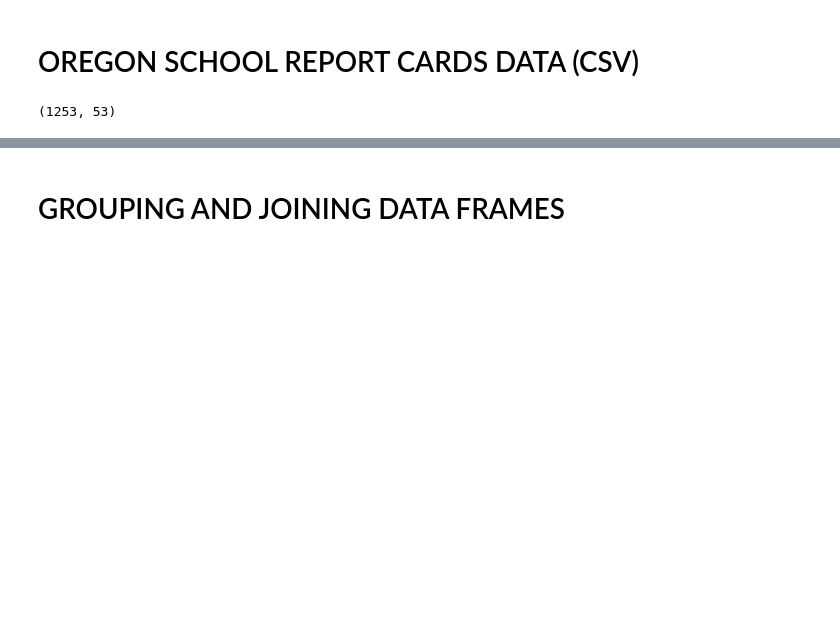
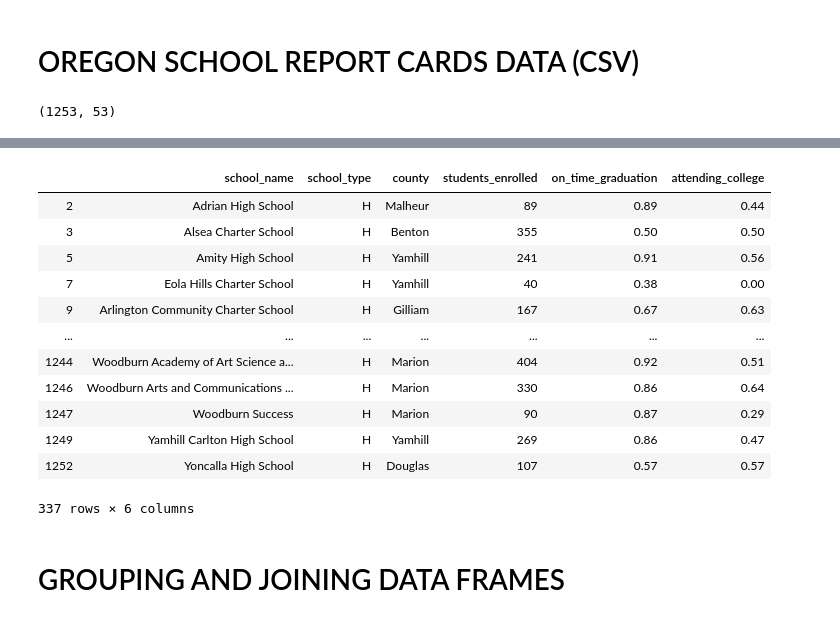
Before and after one commit to linmck/group_project_2_etl, a Jupyter notebook: oregon_public_library_counties.ipynb, the cells around one changed output, grey strips where cells are left out. Saved outputs shown, nothing was run; the diff lists cells and outputs as text; code cells hidden in the pictures; blank space fills up the shorter version.

```diff
--- a/oregon_public_library_counties.ipynb
+++ b/oregon_public_library_counties.ipynb
@@ -162,3 +170,26 @@ hs_data.head()
+# %%
+# Remove % sign convert to decimal, and cast as float
+hs_data['on_time_graduation'] = pd.to_numeric(hs_data['on_time_graduation'].str.strip('%')).div(100)
+hs_data['attending_college'] = pd.to_numeric(hs_data['attending_college'].str.strip('%')).div(100)
+
+# Replace NaN values with zeros
+final_hs_data = hs_data.fillna(0)
+
+final_hs_data
+# %% [output]
+|  | school_name | school_type | county | students_enrolled | on_time_graduation | attending_college |
+| 2 | Adrian High School | H | Malheur | 89 | 0.89 | 0.44 |
+| 3 | Alsea Charter School | H | Benton | 355 | 0.50 | 0.50 |
+| 5 | Amity High School | H | Yamhill | 241 | 0.91 | 0.56 |
+| 7 | Eola Hills Charter School | H | Yamhill | 40 | 0.38 | 0.00 |
+| 9 | Arlington Community Charter School | H | Gilliam | 167 | 0.67 | 0.63 |
+| ... | ... | ... | ... | ... | ... | ... |
+| 1244 | Woodburn Academy of Art Science a... | H | Marion | 404 | 0.92 | 0.51 |
+| 1246 | Woodburn Arts and Communications ... | H | Marion | 330 | 0.86 | 0.64 |
+| 1247 | Woodburn Success | H | Marion | 90 | 0.87 | 0.29 |
+| 1249 | Yamhill Carlton High School | H | Yamhill | 269 | 0.86 | 0.47 |
+| 1252 | Yoncalla High School | H | Douglas | 107 | 0.57 | 0.57 |
+337 rows × 6 columns
 # %% [markdown]
 # GROUPING AND JOINING DATA FRAMES
 # %%
```
Also changed, not shown: parts of 3 cells of this notebook.
